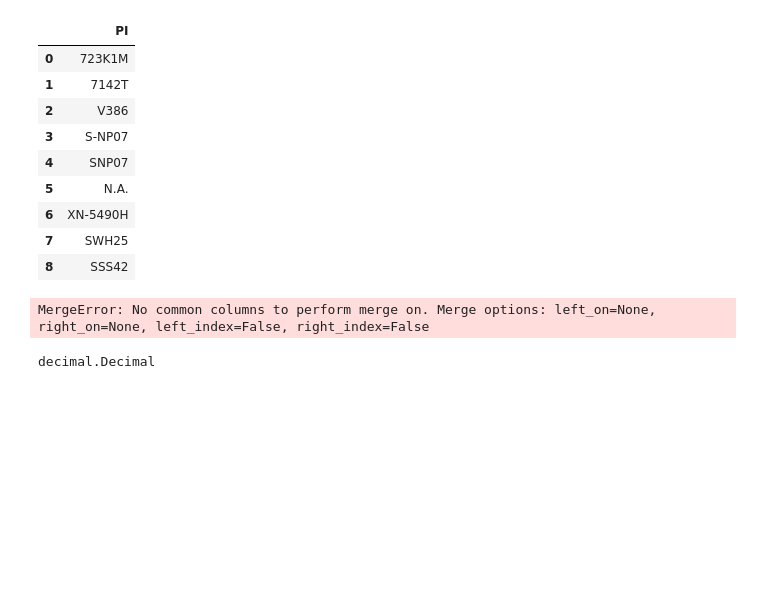
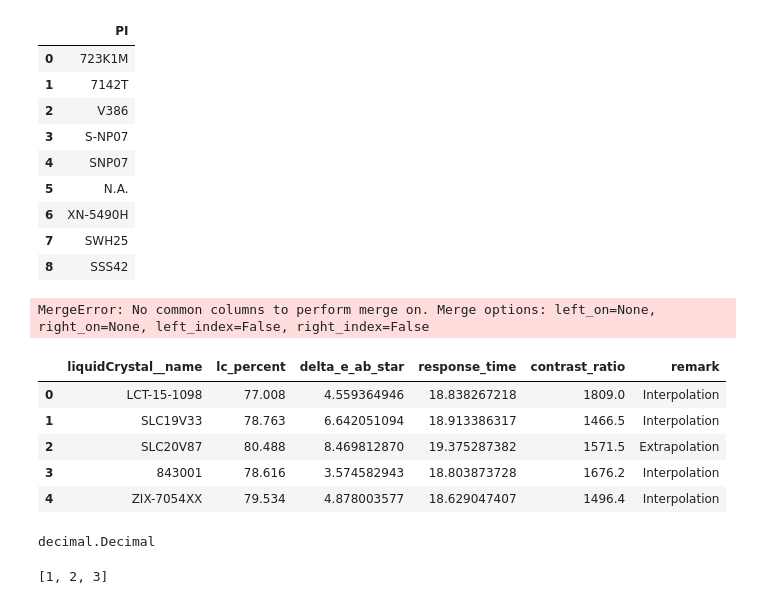
Before and after one commit to dimsplendid/td_toolkits_reconstruc, a Jupyter notebook: test.ipynb, the cells around one changed output. Cells and saved outputs as stored; diff of their text form; code cells hidden in the pictures; blank space fills up the shorter version.

```diff
--- a/test.ipynb
+++ b/test.ipynb
@@ -144,9 +144,19 @@ df = pd.DataFrame.from_records(OpticsLogTest.objects.filter(
     v_percent='V99'
 ).values(
     "liquidCrystal__name",
-    "cell_gap",
-    "response_time"
+    "lc_percent",
+    "delta_e_ab_star",
+    "response_time",
+    "contrast_ratio",
+    'remark',
 ))
 # %%
-df.iloc[:, 1:] = df.iloc[:,1:].astype('float')
+df.iloc
+# %% [output]
+|  | liquidCrystal__name | lc_percent | delta_e_ab_star | response_time | contrast_ratio | remark |
+| 0 | LCT-15-1098 | 77.008 | 4.559364946 | 18.838267218 | 1809.0 | Interpolation |
+| 1 | SLC19V33 | 78.763 | 6.642051094 | 18.913386317 | 1466.5 | Interpolation |
+| 2 | SLC20V87 | 80.488 | 8.469812870 | 19.375287382 | 1571.5 | Extrapolation |
+| 3 | 843001 | 78.616 | 3.574582943 | 18.803873728 | 1676.2 | Interpolation |
+| 4 | ZIX-7054XX | 79.534 | 4.878003577 | 18.629047407 | 1496.4 | Interpolation |
 # %%
@@ -154,2 +164,7 @@ type(df.iloc[1,1])
 # %% [output]
 decimal.Decimal
+# %%
+a = [0, 1, 2, 3, 4]
+a[1:-1]
+# %% [output]
+[1, 2, 3]
```
Also changed, not shown: parts of 2 cells of this notebook, 10 other files.
